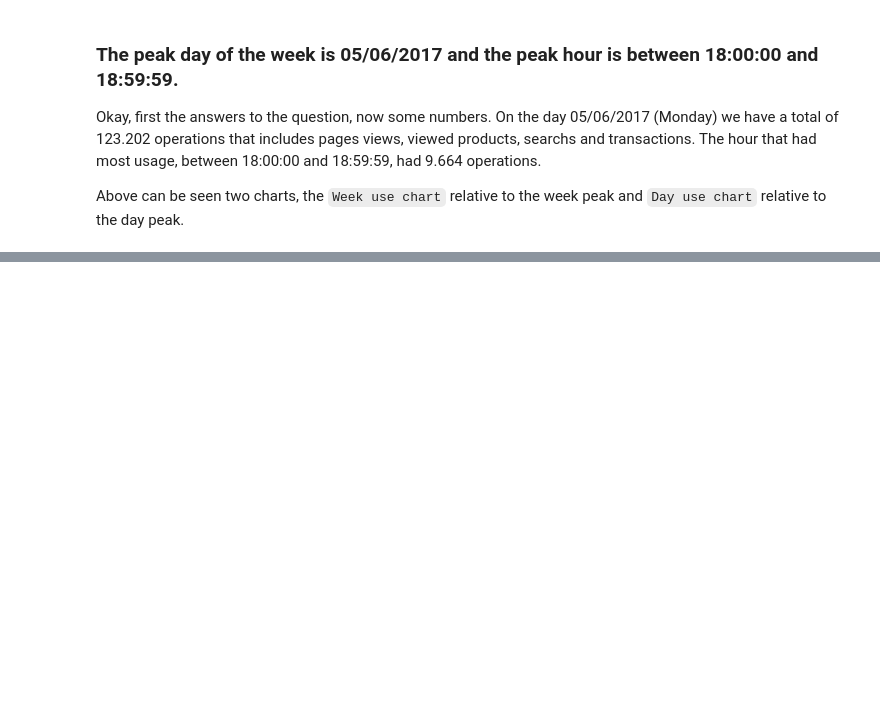
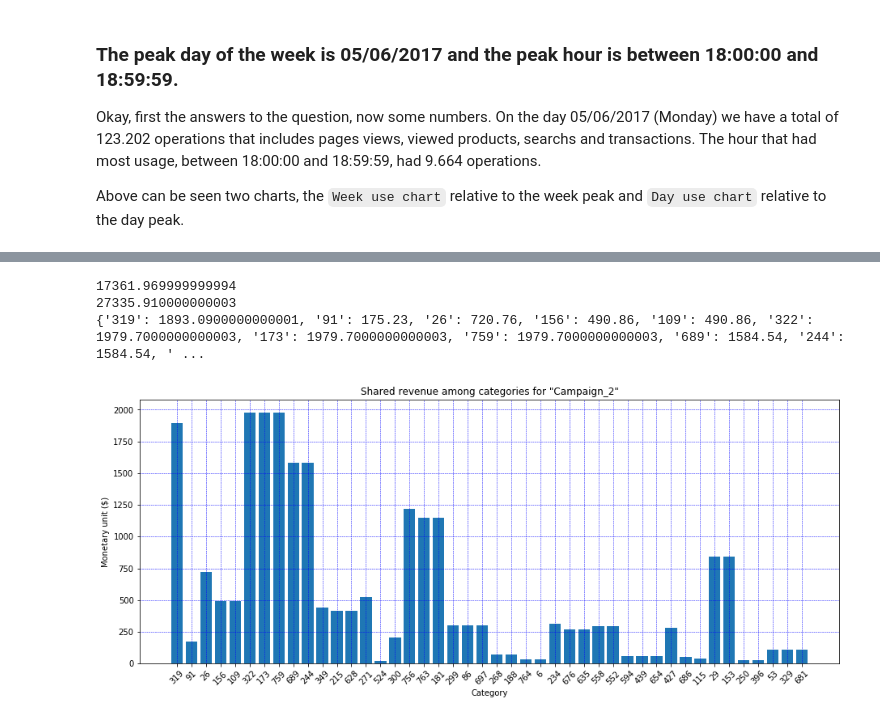
Before and after one commit to nobreconfrade/datascience202, a Jupyter notebook: challenge.ipynb, the cells around one changed output, grey strips where cells are left out. Drawn from its saved outputs; the diff is of its cells as text; code cells hidden in the pictures; blank space fills up the shorter version.

```diff
--- a/challenge.ipynb
+++ b/challenge.ipynb
@@ -479,0 +512,10 @@
+# %%
+clients = []
+for i in campaignTwo:
+    for index,item in dfTransaction.iterrows():
+        if (i['visitor'] == item['visitor'] and item['utm_campaign'] == None): #(item['utm_campaign'] == 'Campaign_2') == 0
+            d = {}
+            d['orderItems'] = item['orderItems']
+            d['visitor'] = item['visitor']
+            clients.append(d)
+print(len(clients))
@@ -479,0 +526,19 @@
+# %%
+totalRevenue = []
+directRevenue = 0
+categoryRevenue = {}
+for i in campaignTwo:
+    for index, item in enumerate(clients):
+        if (i['visitor'] == item['visitor']):
+            for orderItems in item['orderItems']:
+                if (orderItems['product'] == i['product']):
+                    totalRevenue.append(item)
+                    directRevenue += orderItems['price']*orderItems['quantity']
+                    l = i['category'].split('|')
+                    for j in l:
+                        if j not in categoryRevenue:
+                            categoryRevenue[j] = orderItems['price']
+                        else:
+                            categoryRevenue[j] += orderItems['price']
+                    clients.pop(index)
+                    break
@@ -479,0 +550,20 @@
+# %%
+print(directRevenue)
+print(sumRevenue)
+print(categoryRevenue)
+# %% [output]
+17361.969999999994
+27335.910000000003
+{'319': 1893.0900000000001, '91': 175.23, '26': 720.76, '156': 490.86, '109': 490.86, '322': 1979.7000000000003, '173': 1979.7000000000003, '759': 1979.7000000000003, '689': 1584.54, '244': 1584.54, ' ...
+# %%
+plt.figure(figsize=(15.5,6))
+plt.grid(color='b',linestyle='--',linewidth=0.5)
+plt.title('Shared revenue among categories for "Campaign_2"')
+plt.ylabel('Monetary unit ($)')
+plt.xlabel('Category')
+plt.bar(range(len(categoryRevenue)), list(categoryRevenue.values()), align='center')
+plt.xticks(range(len(categoryRevenue)), list(categoryRevenue.keys()),rotation = 45)
+
+plt.show()
+# %% [output]
+[figure, added]
```
Also changed, not shown: parts of 12 cells of this notebook.
